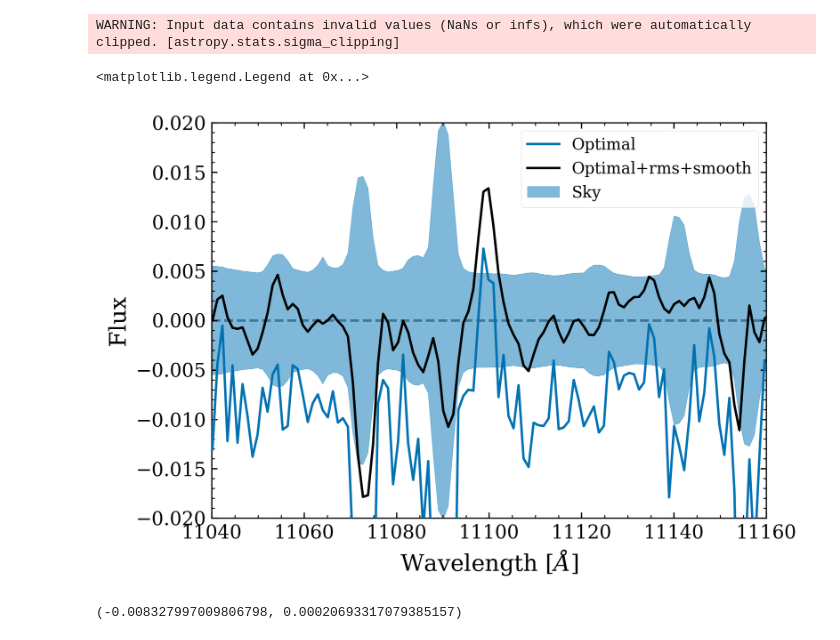
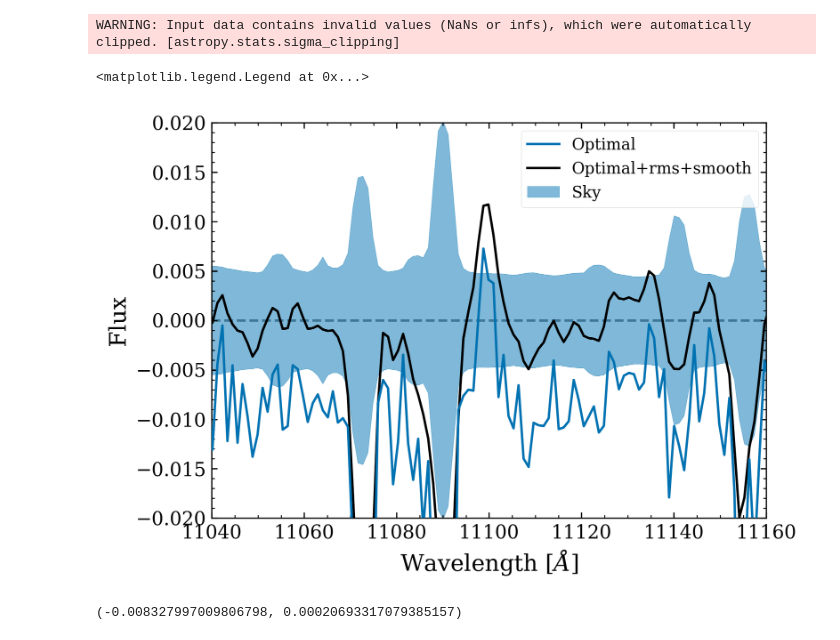
Before and after one commit to 0cooper/werls, a Jupyter notebook: olivia/sandbox.ipynb, the cells around one changed output. Cells and saved outputs as stored; diff of their text form; code cells hidden in the pictures.

```diff
--- a/olivia/sandbox.ipynb
+++ b/olivia/sandbox.ipynb
@@ -177,21 +182,21 @@ WARNING: Input data contains invalid values (NaNs or infs), which were automatic
 # %%
 # plot optimal
 
 plt.plot(wav,opt,label='Optimal',zorder=20)
-plt.plot(wav,gaussian_filter1d(opt+bkgrms_value,sigma=1),'k',label='Optimal+rms+smooth')
+plt.plot(wav,gaussian_filter1d(opt+fit3(wav),sigma=1),'k',label='Optimal+rms+smooth')
 
 plt.fill_between(wav,np.nanmedian(error,axis=0),-1*np.nanmedian(error,axis=0),alpha=0.5,color='C0',label='Sky')
 plt.axhline(0,color='gray',zorder=0,ls='--')
 plt.xlim(11040,11160) ### change me!
 plt.ylim(-0.02,0.02) ### change me!
 plt.xlabel(r'Wavelength $[\AA]$')
 plt.ylabel(r'Flux')
 plt.grid(False)
 plt.legend()
 #plt.savefig('cand_m44480_rms_test.png')
 # %% [output]
 <matplotlib.legend.Legend at 0x...>
-[figure, old version]
+[figure, new version]
 # %%
 np.median(opt),np.median(opt+bkgrms_value)
 # %% [output]
```
Also changed, not shown: parts of 8 cells of this notebook.
